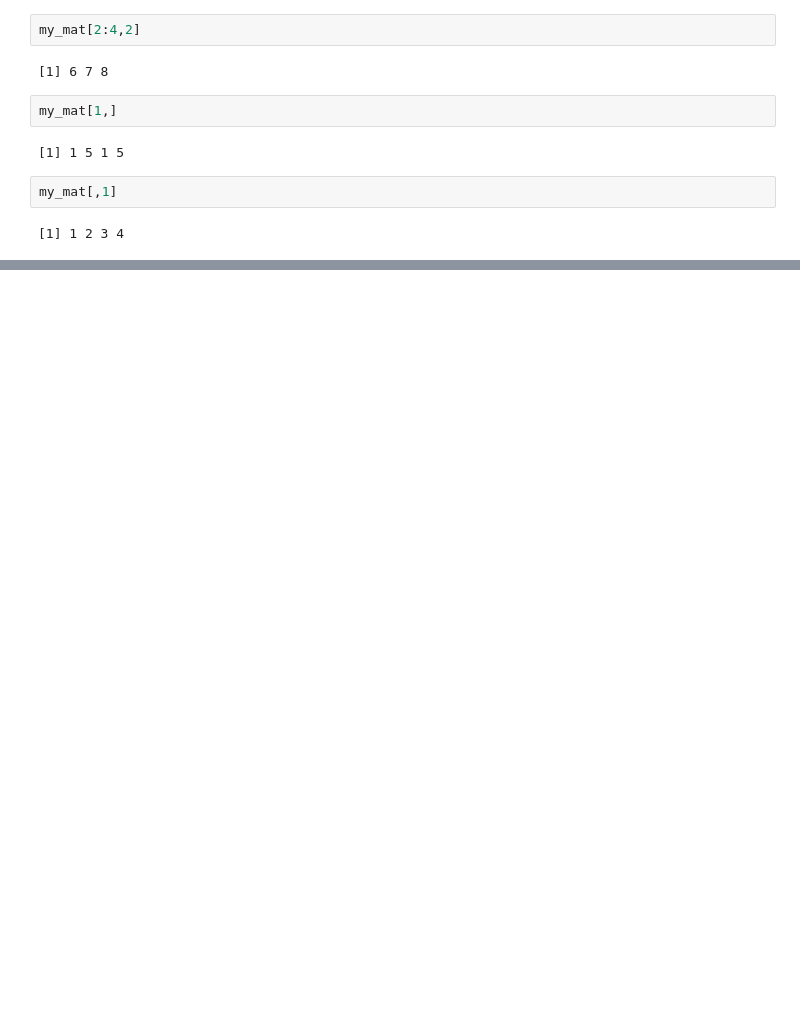
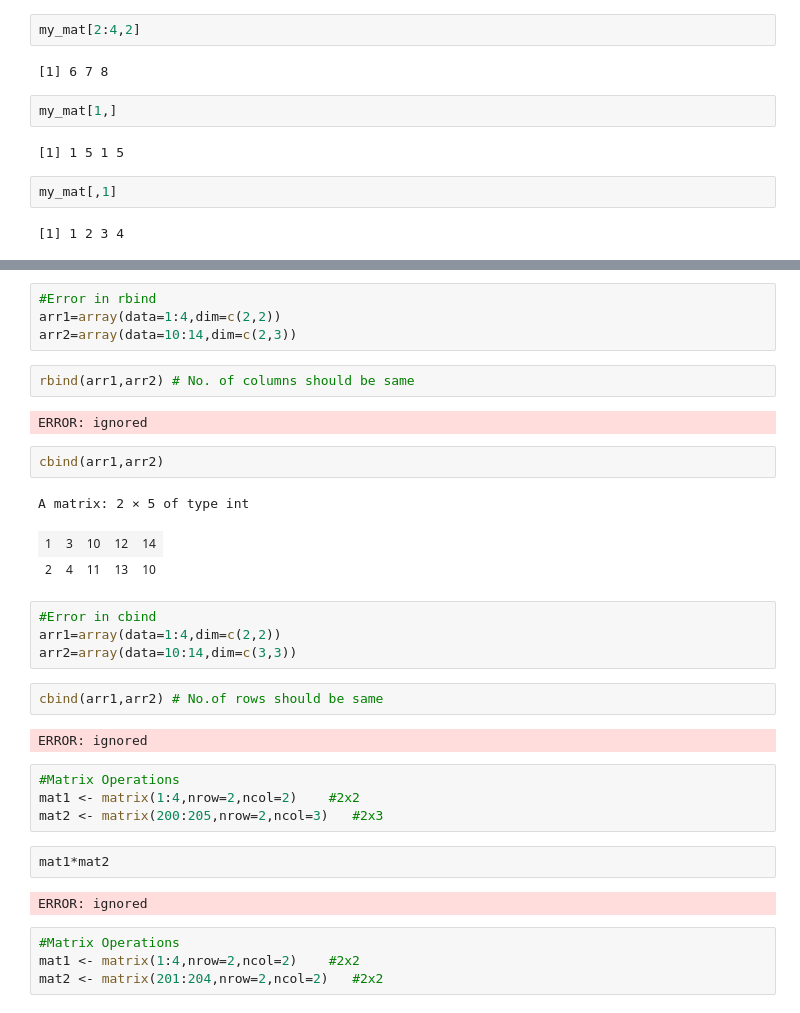
Before and after one commit to Prasannas544/Business_Analytics, a Jupyter notebook: 11thJuly.ipynb, the cells around one changed output, grey strips where cells are left out. Saved outputs shown, nothing was run; the diff lists cells and outputs as text; blank space fills up the shorter version.

```diff
--- a/11thJuly.ipynb
+++ b/11thJuly.ipynb
@@ -103,0 +161,34 @@ my_mat[,1]
+# %%
+#Error in rbind
+arr1=array(data=1:4,dim=c(2,2))
+arr2=array(data=10:14,dim=c(2,3))
+# %%
+rbind(arr1,arr2) # No. of columns should be same
+# %% [output]
+ERROR: ignored
+# %%
+cbind(arr1,arr2)
+# %% [output]
+A matrix: 2 × 5 of type int
+| 1 | 3 | 10 | 12 | 14 |
+| 2 | 4 | 11 | 13 | 10 |
+# %%
+#Error in cbind
+arr1=array(data=1:4,dim=c(2,2))
+arr2=array(data=10:14,dim=c(3,3))
+# %%
+cbind(arr1,arr2) # No.of rows should be same
+# %% [output]
+ERROR: ignored
+# %%
+#Matrix Operations
+mat1 <- matrix(1:4,nrow=2,ncol=2)    #2x2
+mat2 <- matrix(200:205,nrow=2,ncol=3)   #2x3
+# %%
+mat1*mat2
+# %% [output]
+ERROR: ignored
+# %%
+#Matrix Operations
+mat1 <- matrix(1:4,nrow=2,ncol=2)    #2x2
+mat2 <- matrix(201:204,nrow=2,ncol=2)   #2x2
```
Also changed, not shown: parts of 17 cells of this notebook.
